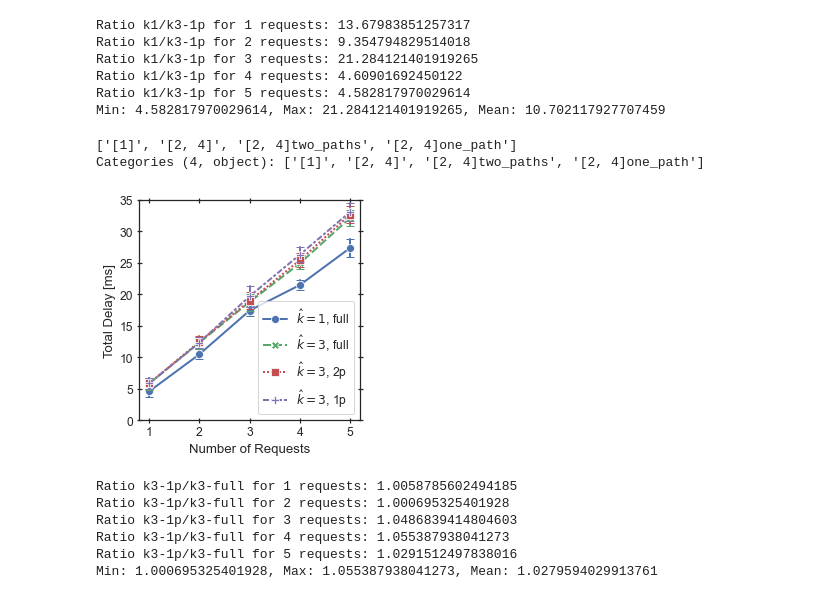
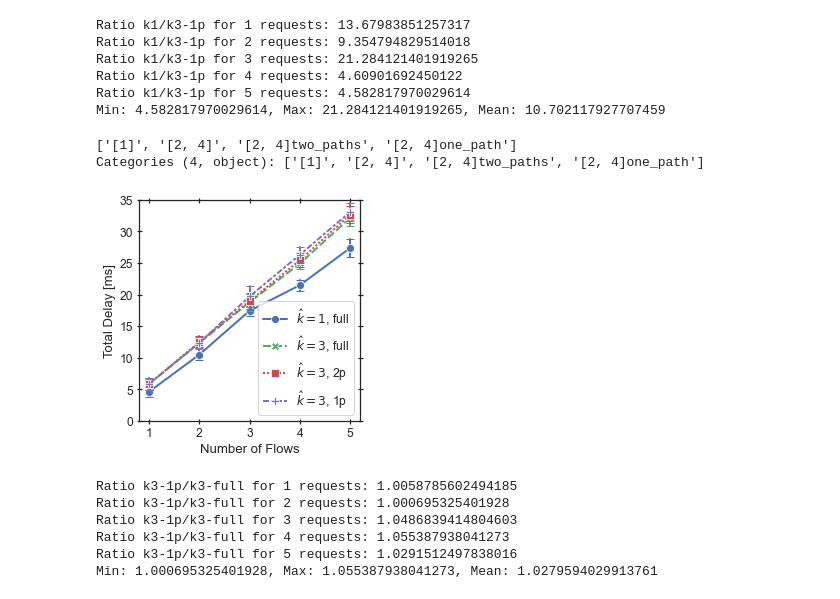
Before and after one commit to CN-UPB/hierarchical-coordination, a Jupyter notebook: eval/research_q_3.ipynb, the cells around one changed output. Cells and saved outputs as stored; diff of their text form; code cells hidden in the pictures.

Commit message:
rename requests to flows in eval plots

```diff
--- a/eval/research_q_3.ipynb
+++ b/eval/research_q_3.ipynb
@@ -107,7 +107,7 @@ def plot_runtime(df):
     sns.lineplot(df['request_count'], df['runtime'] / 1000, hue=df['hierarchy'], style=df['hierarchy'], markers=True, markersize=8, legend=False,
                 err_style='bars', err_kws={'capsize': 4}, palette=my_palette)
 
-    ax.set_xlabel('Number of Requests')
+    ax.set_xlabel('Number of Flows')
     ax.set_ylabel('Runtime [s] (log. scale)')
     ax.set_yscale('log')
     ax.set_ylim(10**1, 10**5)
@@ -143,26 +143,26 @@ Min: 4.582817970029614, Max: 21.284121401919265, Mean: 10.702117927707459
 # %%
 def plot_delay(df):
     fig, ax = plt.subplots(figsize=(4, 4))
     sns.set(font_scale=1.1, style='white', rc={'lines.linewidth': 2})
 
     print(df['hierarchy'].unique())
     sns.lineplot(df['request_count'], df['sum_total_delay'], hue=df['hierarchy'], style=df['hierarchy'], markers=True, markersize=8, legend=False,
                 err_style='bars', err_kws={'capsize': 4}, palette=my_palette)
 
-    ax.set_xlabel('Number of Requests')
+    ax.set_xlabel('Number of Flows')
     ax.set_ylabel('Total Delay [ms]')
     ax.set_ylim(0, 35)
     ax.tick_params(axis='both', direction='inout', length=5, bottom=True, left=True, right=True, top=True)
     plt.legend(labels=mapped_labels(df['hierarchy'].unique()))
 
     plt.tight_layout()
     fig.savefig('final_figs/adv_total_delay.pdf')
 
 plot_delay(sub_df_wo_inf)
 # %% [output]
 ['[1]', '[2, 4]', '[2, 4]two_paths', '[2, 4]one_path']
 Categories (4, object): ['[1]', '[2, 4]', '[2, 4]two_paths', '[2, 4]one_path']
-[figure, old version]
+[figure, new version]
 # %%
 analyze_ratio('sum_total_delay', numerator='k3-1p', denominator='k3-full')
 # %% [output]
```
Also changed, not shown: parts of 6 cells of this notebook, 22 other files.
